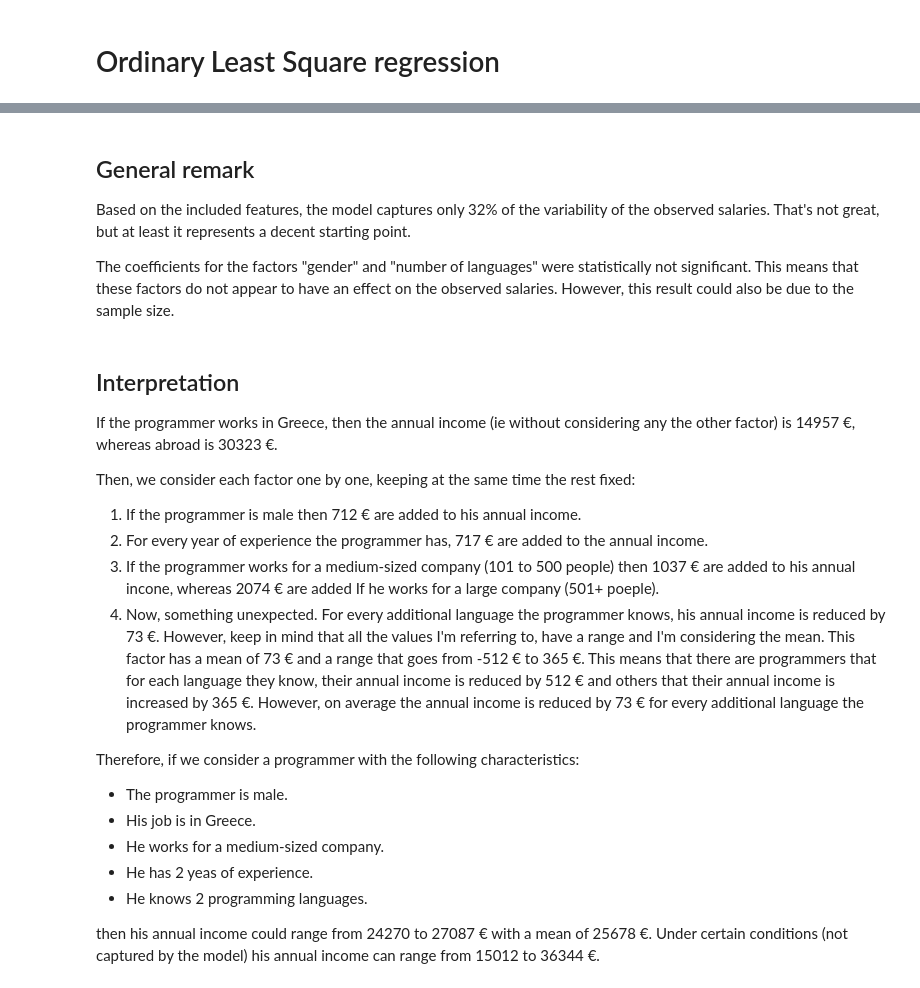
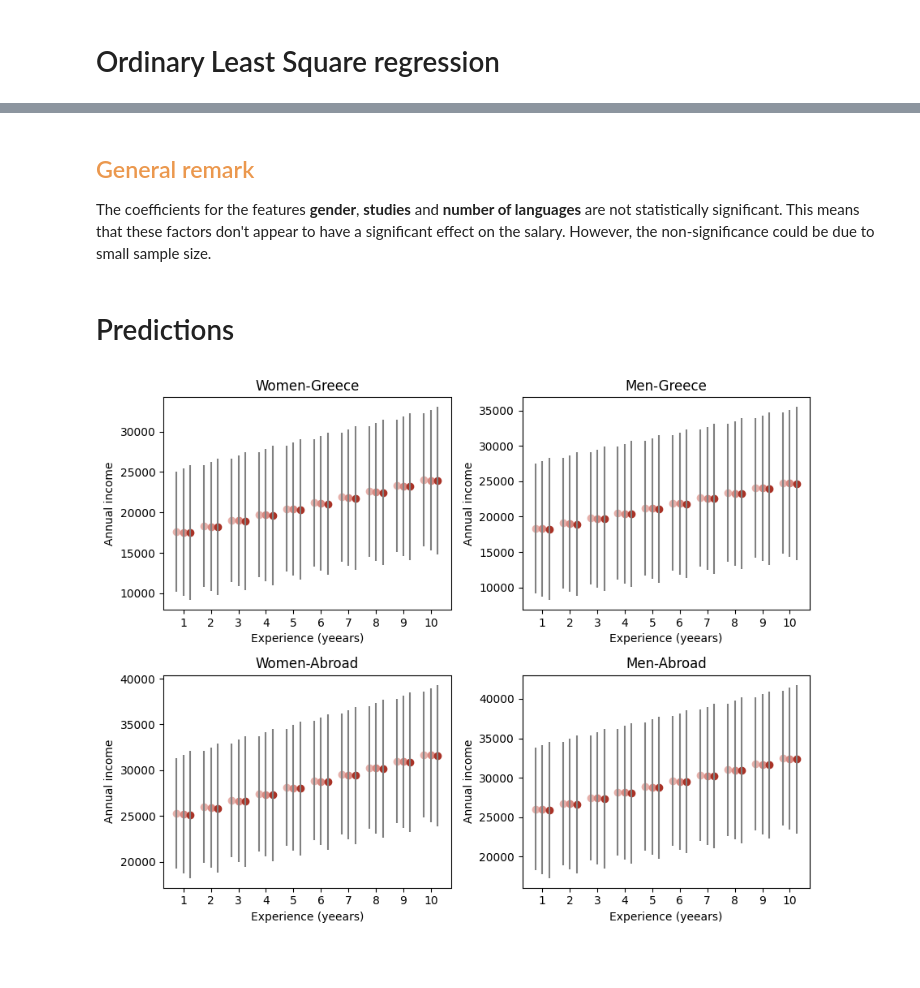
Before and after one commit to dkioroglou/programmers_salaries_2023, a Jupyter notebook: data_analysis.ipynb, the cells around one changed output, grey strips where cells are left out. Cells and saved outputs as stored; diff of their text form; code cells hidden in the pictures; blank space fills up the shorter version.

```diff
--- a/data_analysis.ipynb
+++ b/data_analysis.ipynb
@@ -206,0 +228,6 @@ dtype: float64
+# %%
+modelParams = model.conf_int()
+modelParams['mean'] = model.params
+modelParams['pvals'] = model.pvalues
+modelParams.columns = ['CI_low', 'CI_upper', 'mean', 'pvals']
+modelParams['Significant'] = [True if x <= 0.05 else False for x in modelParams['pvals']]
@@ -207,25 +245,38 @@ dtype: float64
 # %% [markdown]
-## General remark
+## <font color="#EB984E">General remark</font>
 
-Based on the included features, the model captures only 32% of the variability of the observed salaries. That's not great, but at least it represents a decent starting point.
-
-The coefficients for the factors "gender" and "number of languages" were statistically not significant. This means that these factors do not appear to have an effect on the observed salaries. However, this result could also be due to the sample size.
+The coefficients for the features **gender**, **studies** and **number of languages** are not statistically significant. This means that these factors don't appear to have a significant effect on the salary. However, the non-significance could be due to small sample size.
-# %% [markdown]
-## Interpretation
-
-If the programmer works in Greece, then the annual income (ie without considering any the other factor) is 14957 €, whereas abroad is 30323 €.
-
-Then, we consider each factor one by one, keeping at the same time the rest fixed:
-1. If the programmer is male then 712 € are added to his annual income.
-2. For every year of experience the programmer has, 717 € are added to the annual income.
-3. If the programmer works for a medium-sized company (101 to 500 people) then 1037 € are added to his annual incone, whereas 2074 € are added If he works for a large company (501+ poeple).
-2. Now, something unexpected. For every additional language the programmer knows, his annual income is reduced by 73 €. However, keep in mind that all the values I'm referring to, have a range and I'm considering the mean. This factor has a mean of 73 € and a range that goes from -512 € to 365 €. This means that there are programmers that for each language they know, their annual income is reduced by 512 € and others that their annual income is increased by 365 €. However, on average the annual income is reduced by 73 € for every additional language the programmer knows.
-
-Therefore, if we consider a programmer with the following characteristics:
-- The programmer is male.
-- His job is in Greece.
-- He works for a medium-sized company.
-- He has 2 yeas of experience.
-- He knows 2 programming languages.
-
-then his annual income could range from 24270 to 27087 € with a mean of 25678 €. Under certain conditions (not captured by the model) his annual income can range from 15012 to 36344 €.
+# %% [markdown]
+# Predictions
+# %%
+def predictSalary(*args):
+  """args = intercept, gender, studies, experience, languagesN, companySize, jobLocation"""
+  mean = np.dot(modelParams['mean'], np.array(args))
+  CIlow = np.dot(modelParams['CI_low'], np.array(args))
+  CIupper = np.dot(modelParams['CI_upper'], np.array(args))
+  return (mean, CIlow, CIupper)
+# %%
+intercept = 1
+typeStudies = 4 # Bachelor
+sizeCompany = 2 # medium-sized
+fig, axes = plt.subplots(nrows=2, ncols=2, figsize=(9,7))
+for ax, gender, location, title in zip(
+    axes.flatten().tolist(),
+     [0, 1, 0, 1],
+     [1, 1, 0, 0],
+     ['Women-Greece', 'Men-Greece', 'Women-Abroad', 'Men-Abroad']):
+  for years in range(1, 11):
+    xVal = [years-0.25, years, years+0.25]
+    colors = ['#E6B0AA', '#D98880', '#A93226']
+    for langsN in range(1, 4):
+      idx = langsN - 1
+      mean, low, upper = predictSalary(intercept, gender, typeStudies, years, langsN, sizeCompany, location)
+      ax.plot(xVal[idx] , mean, 'o', color=colors[idx])
+      ax.vlines(x=xVal[idx], ymin=low, ymax=upper, color='gray')
+      ax.set_xticks(np.arange(1, 11))
+      ax.set_xlabel("Experience (yeears)")
+      ax.set_ylabel("Annual income")
+      ax.set_title(title)
+plt.tight_layout()
+# %% [output]
+[figure, added]
```
Also changed, not shown: parts of 15 cells of this notebook.
